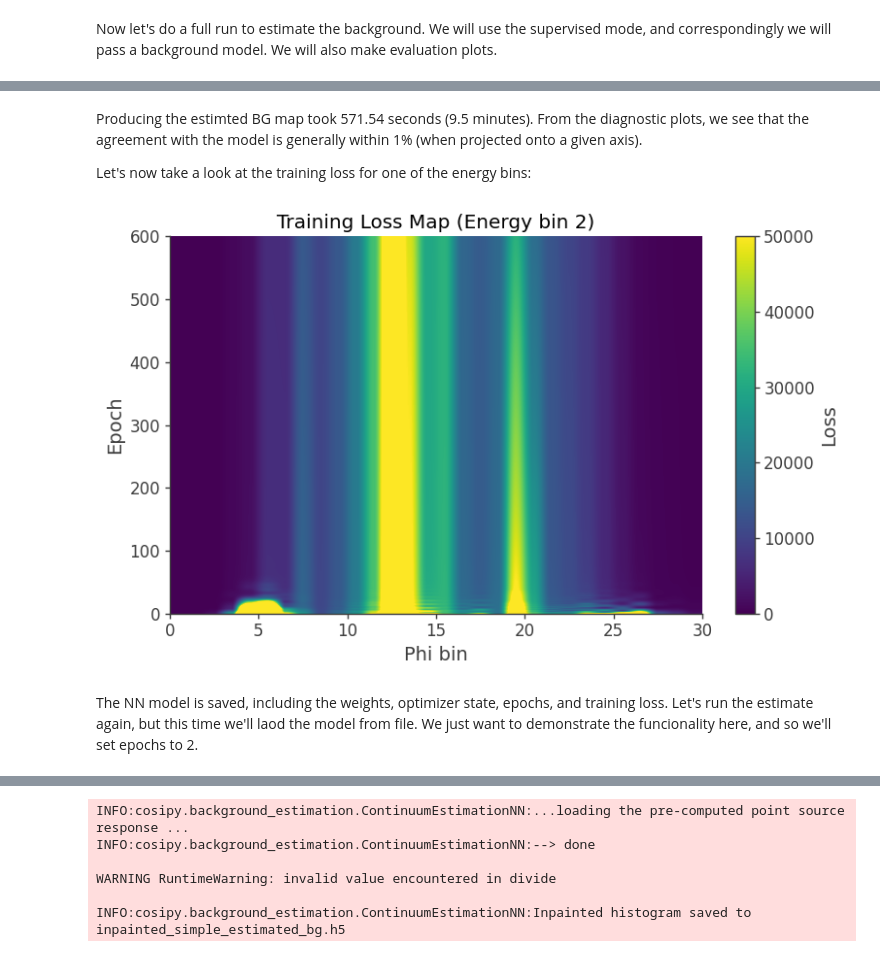
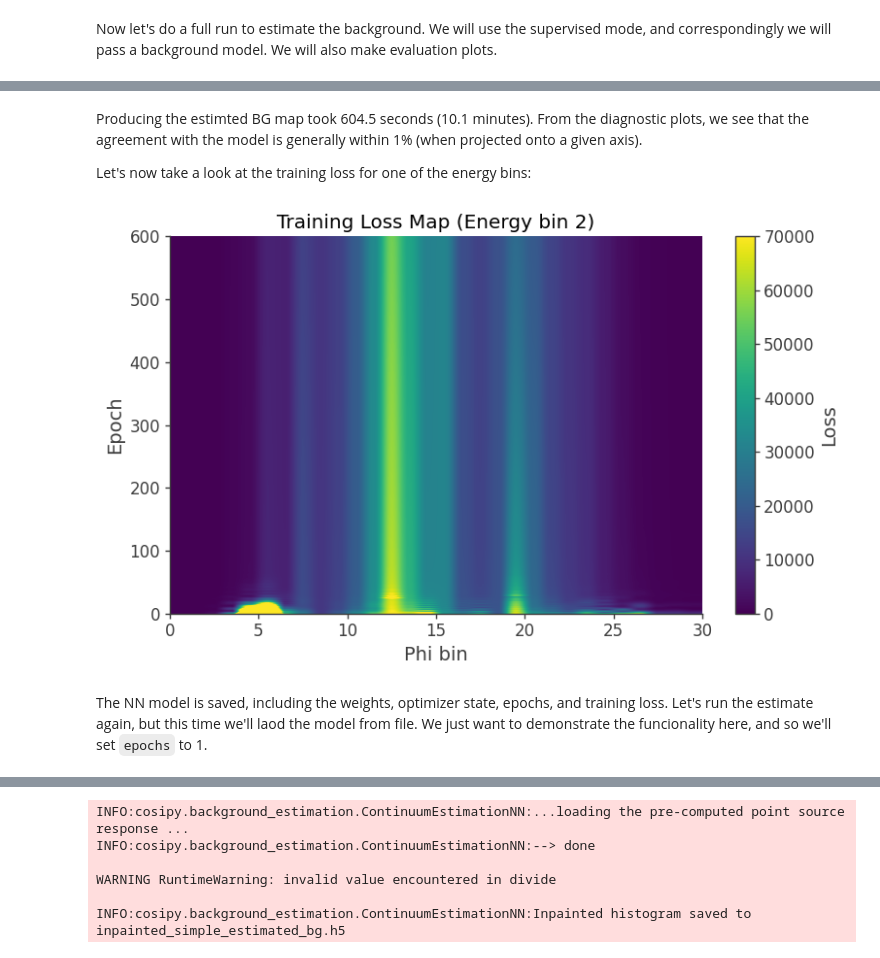
Before and after one commit to ckarwin/cosipy, a Jupyter notebook: docs/tutorials/background_estimation/continuum_estimation/BG_estimationNN_example.ipynb, the cells around one changed output, grey strips where cells are left out. Saved outputs shown, nothing was run; the diff lists cells and outputs as text; code cells hidden in the pictures.

```diff
--- a/docs/tutorials/background_estimation/continuum_estimation/BG_estimationNN_example.ipynb
+++ b/docs/tutorials/background_estimation/continuum_estimation/BG_estimationNN_example.ipynb
@@ -168,14 +186,14 @@ INFO:cosipy.background_estimation.ContinuumEstimationNN:Saved visualization: inp
 ... (5 outputs left out)
 # %% [markdown]
-Producing the estimted BG map took 571.54 seconds (9.5 minutes). From the diagnostic plots, we see that the agreement with the model is generally within 1% (when projected onto a given axis).
+Producing the estimted BG map took 604.5 seconds (10.1 minutes). From the diagnostic plots, we see that the agreement with the model is generally within 1% (when projected onto a given axis).
 
 Let's now take a look at the training loss for one of the energy bins:
 # %%
 for E in range(2,3):
-    instance.plot_training_loss("inpainting_nn_model_training_loss.npy",E,"training_loss")
+    instance.plot_training_loss("inpainting_nn_model_training_loss.npy",E,"training_loss",vmax=70000)
 # %% [output]
-[figure, old version]
+[figure, new version]
 # %% [markdown]
-The NN model is saved, including the weights, optimizer state, epochs, and training loss. Let's run the estimate again, but this time we'll laod the model from file. We just want to demonstrate the funcionality here, and so we'll set epochs to 2.
+The NN model is saved, including the weights, optimizer state, epochs, and training loss. Let's run the estimate again, but this time we'll laod the model from file. We just want to demonstrate the funcionality here, and so we'll set `epochs` to 1.
 # %%
 instance.estimate_bg(input_data, psr_file, background_model=background_model,
```
Also changed, not shown: parts of 16 cells of this notebook, 1 other file.
